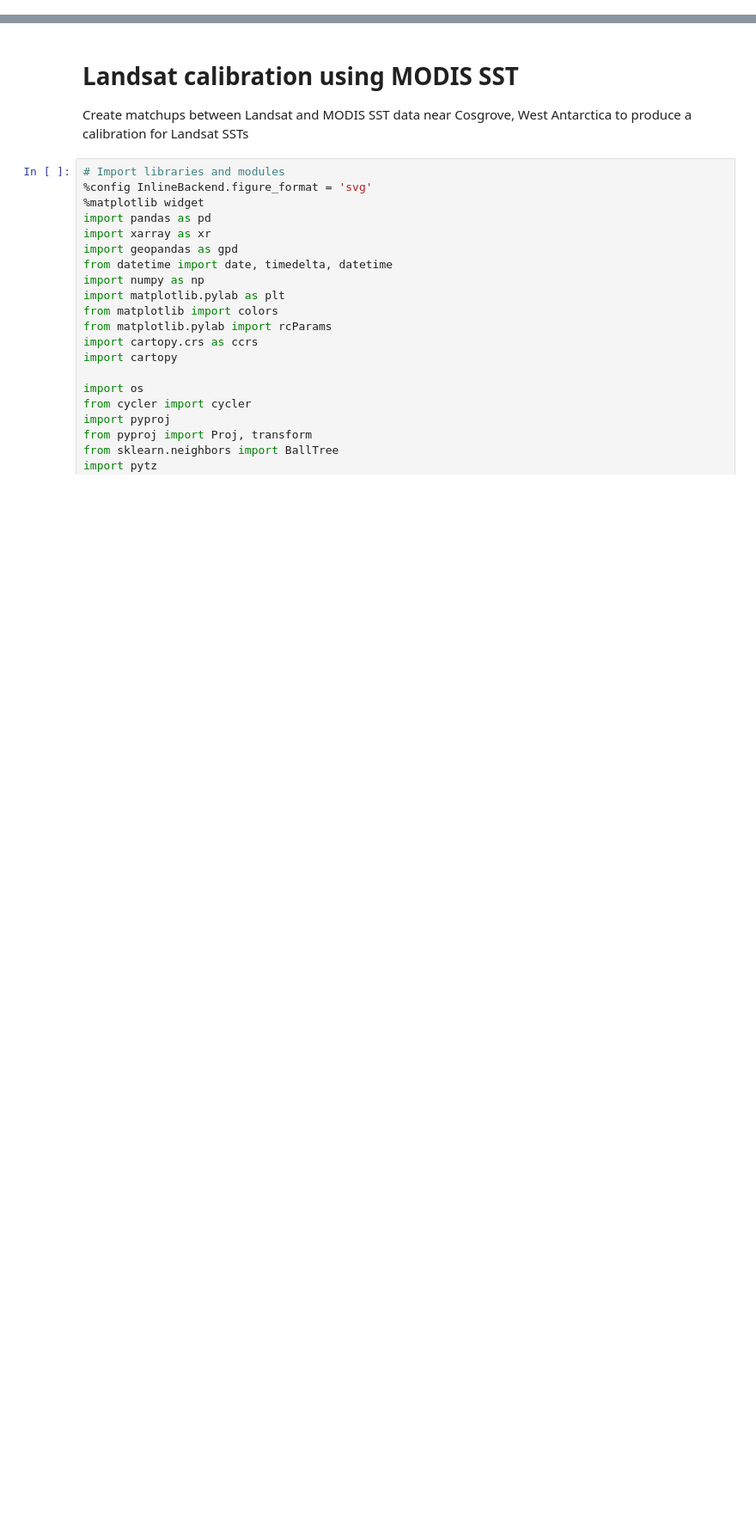
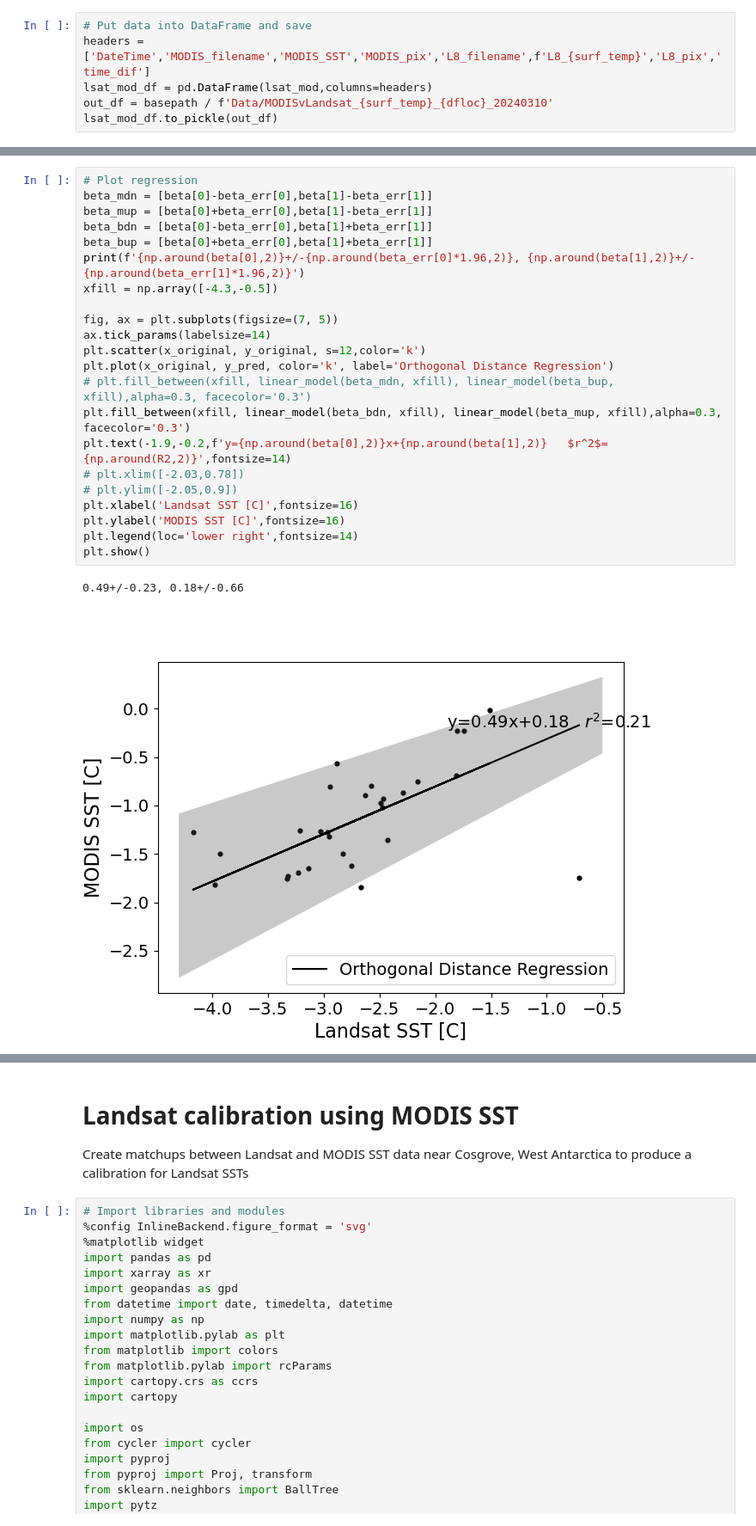
Before and after one commit to tsnow03/Landsat_SST_algorithm, a Jupyter notebook: LandsatCalibration.ipynb, the cells around one changed output, grey strips where cells are left out. Shown at 86% size. Cells and saved outputs as stored; diff of their text form; blank space fills up the shorter version.

```diff
--- a/LandsatCalibration.ipynb
+++ b/LandsatCalibration.ipynb
@@ -0,0 +812,6 @@
+# %%
+# Put data into DataFrame and save
+headers = ['DateTime','MODIS_filename','MODIS_SST','MODIS_pix','L8_filename',f'L8_{surf_temp}','L8_pix','time_dif']
+lsat_mod_df = pd.DataFrame(lsat_mod,columns=headers)
+out_df = basepath / f'Data/MODISvLandsat_{surf_temp}_{dfloc}_20240310'
+lsat_mod_df.to_pickle(out_df)
@@ -0,0 +1152,25 @@
+# %%
+# Plot regression
+beta_mdn = [beta[0]-beta_err[0],beta[1]-beta_err[1]]
+beta_mup = [beta[0]+beta_err[0],beta[1]-beta_err[1]]
+beta_bdn = [beta[0]-beta_err[0],beta[1]+beta_err[1]]
+beta_bup = [beta[0]+beta_err[0],beta[1]+beta_err[1]]
+print(f'{np.around(beta[0],2)}+/-{np.around(beta_err[0]*1.96,2)}, {np.around(beta[1],2)}+/-{np.around(beta_err[1]*1.96,2)}')
+xfill = np.array([-4.3,-0.5])
+
+fig, ax = plt.subplots(figsize=(7, 5))
+ax.tick_params(labelsize=14)
+plt.scatter(x_original, y_original, s=12,color='k')
+plt.plot(x_original, y_pred, color='k', label='Orthogonal Distance Regression')
+# plt.fill_between(xfill, linear_model(beta_mdn, xfill), linear_model(beta_bup, xfill),alpha=0.3, facecolor='0.3')
+plt.fill_between(xfill, linear_model(beta_bdn, xfill), linear_model(beta_mup, xfill),alpha=0.3, facecolor='0.3')
+plt.text(-1.9,-0.2,f'y={np.around(beta[0],2)}x+{np.around(beta[1],2)}   $r^2$={np.around(R2,2)}',fontsize=14)
+# plt.xlim([-2.03,0.78])
+# plt.ylim([-2.05,0.9])
+plt.xlabel('Landsat SST [C]',fontsize=16)
+plt.ylabel('MODIS SST [C]',fontsize=16)
+plt.legend(loc='lower right',fontsize=14)
+plt.show()
+# %% [output]
+0.49+/-0.23, 0.18+/-0.66
+[figure, added]
```
Also changed, not shown: parts of 39 cells of this notebook.
